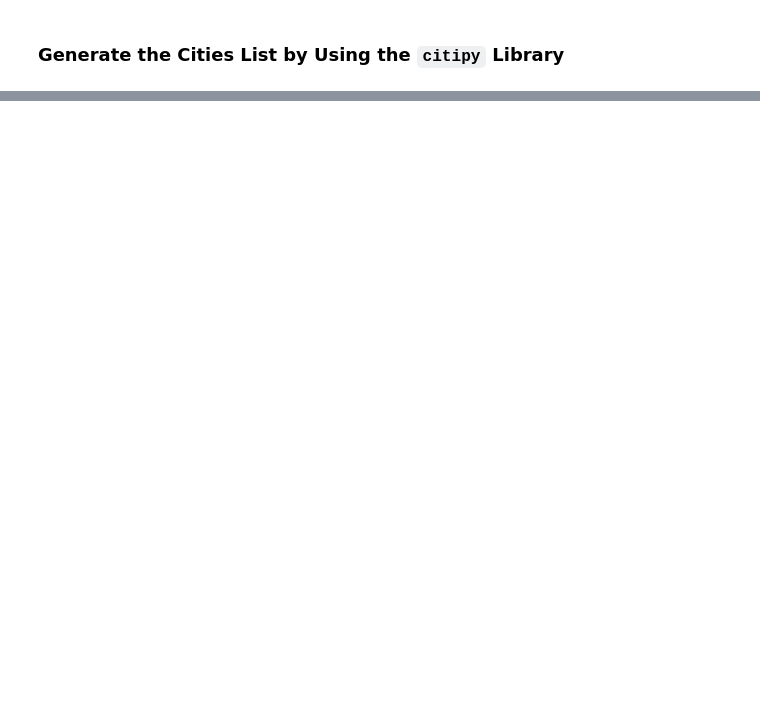
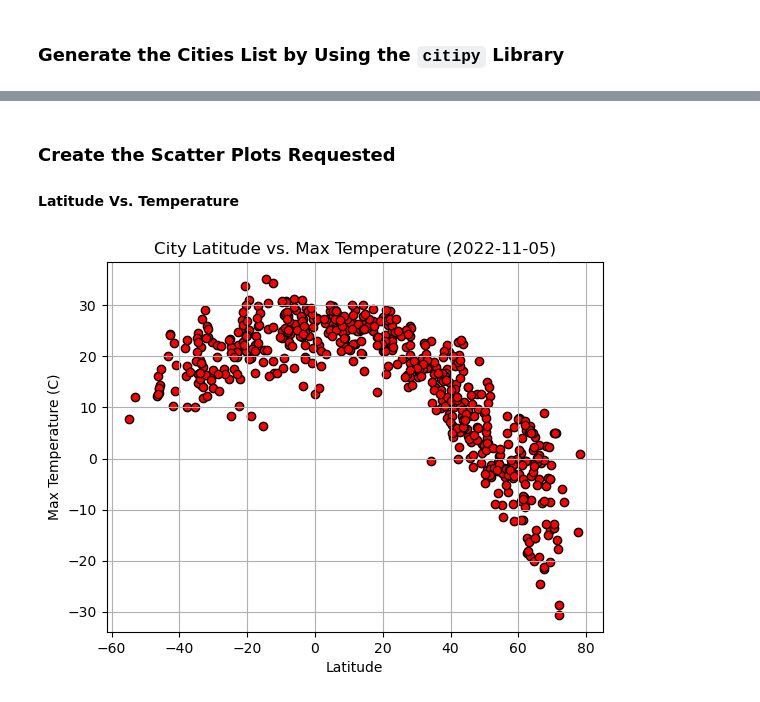
Before and after one commit to LindseyWol/python-api-challenge, a Jupyter notebook: WeatherPy/WeatherPy.ipynb, the cells around one changed output, grey strips where cells are left out. Saved outputs shown, nothing was run; the diff lists cells and outputs as text; code cells hidden in the pictures; blank space fills up the shorter version.

```diff
--- a/WeatherPy/WeatherPy.ipynb
+++ b/WeatherPy/WeatherPy.ipynb
@@ -44,0 +168,6 @@ print(f"Number of cities in the list: {len(cities)}")
+# %%
+# Read saved data
+city_data_df = pd.read_csv("output_data/cities.csv", index_col="City_ID")
+
+# Display sample data
+city_data_df.head()
@@ -44,0 +182,23 @@ print(f"Number of cities in the list: {len(cities)}")
+# %% [markdown]
+### Create the Scatter Plots Requested
+
+#### Latitude Vs. Temperature
+# %%
+# Build scatter plot for latitude vs. temperature
+temp = city_data_df["Max Temp"]
+lat = city_data_df["Lat"]
+plt.scatter(lat, temp, marker="o", facecolors="red", edgecolors="black")
+
+# Incorporate the other graph properties
+plt.title("City Latitude vs. Max Temperature (2022-11-05)")
+plt.xlabel("Latitude")
+plt.ylabel("Max Temperature (C)")
+plt.grid()
+
+# Save the figure
+plt.savefig("output_data/Fig1.png")
+
+# Show plot
+plt.show()
+# %% [output]
+[figure, added]
```
Also changed, not shown: parts of 33 cells of this notebook, 5 other files.
